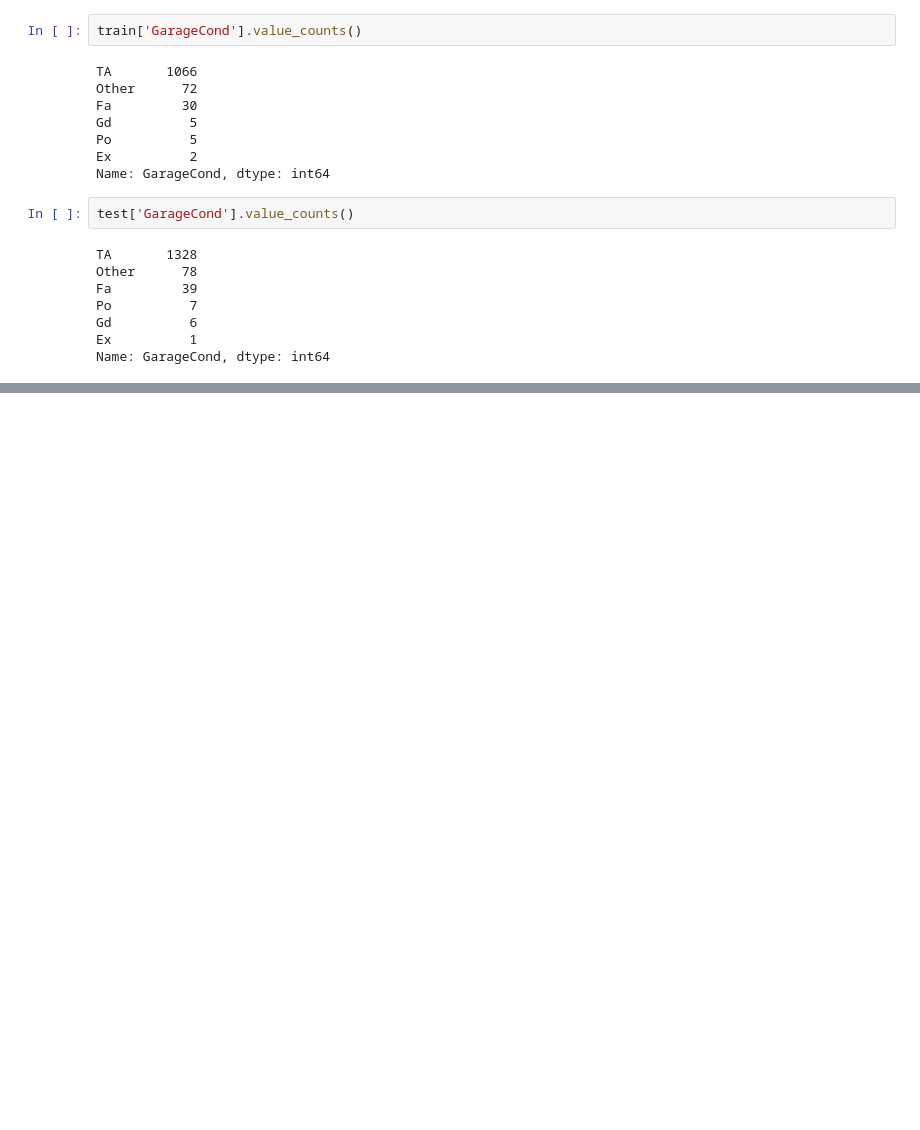
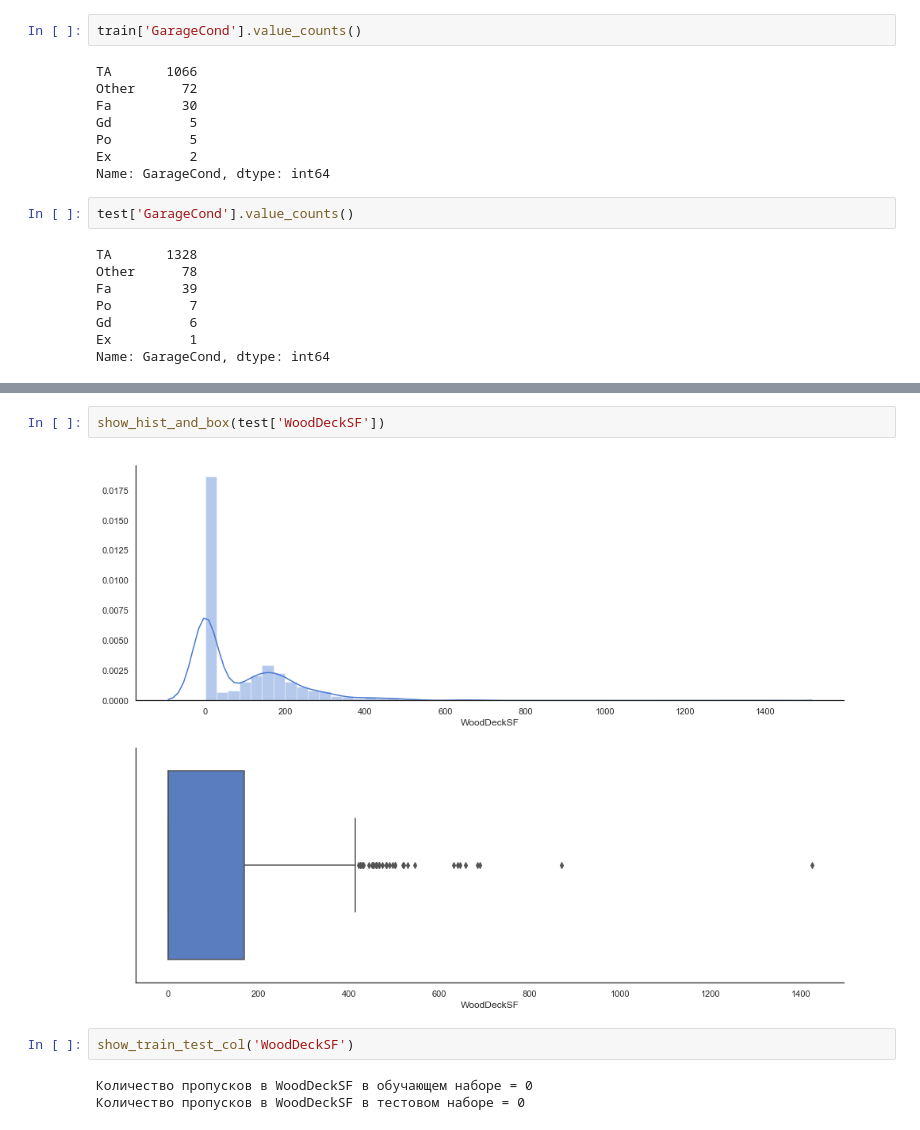
Before and after one commit to rusantsovsv/my_kaggle, a Jupyter notebook: house_prices/house_prices_cleaning.ipynb, the cells around one changed output, grey strips where cells are left out. Cells and saved outputs as stored; diff of their text form; blank space fills up the shorter version.

```diff
--- a/house_prices/house_prices_cleaning.ipynb
+++ b/house_prices/house_prices_cleaning.ipynb
@@ -2477,0 +2539,9 @@ Name: GarageCond, dtype: int64
+# %%
+show_hist_and_box(test['WoodDeckSF'])
+# %% [output]
+[figure, added]
+# %%
+show_train_test_col('WoodDeckSF')
+# %% [output]
+Количество пропусков в WoodDeckSF в обучающем наборе = 0
+Количество пропусков в WoodDeckSF в тестовом наборе = 0
```
Also changed, not shown: parts of 62 cells of this notebook.
